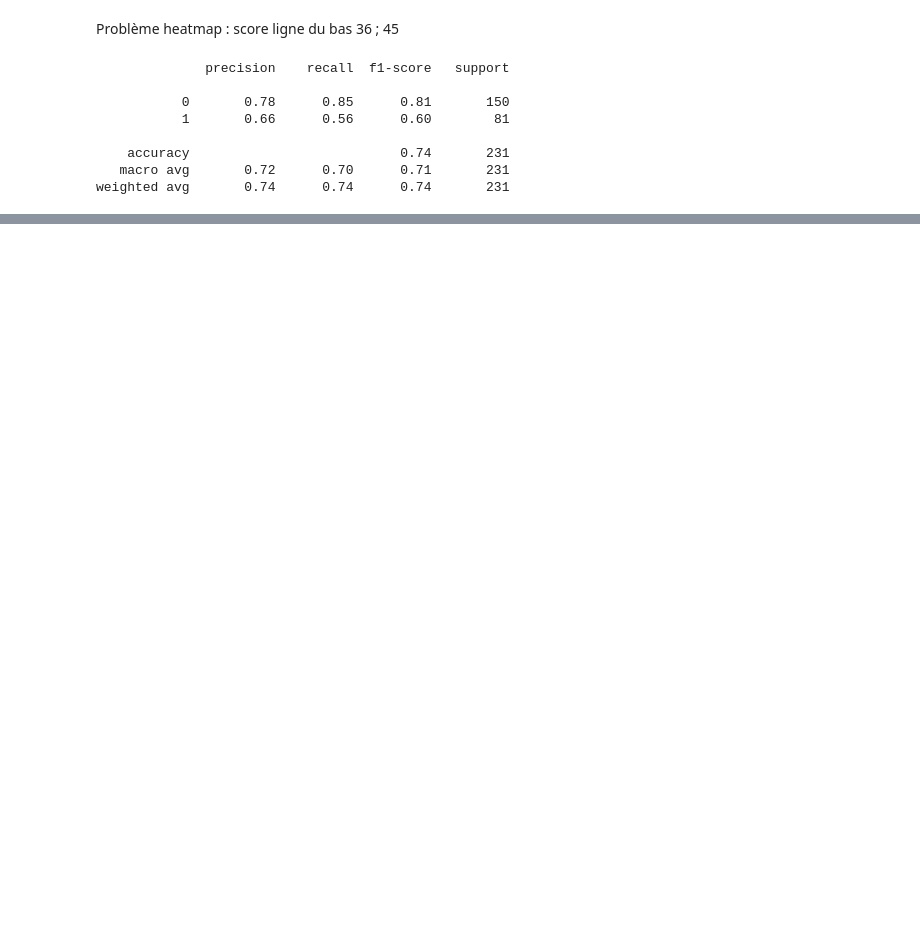
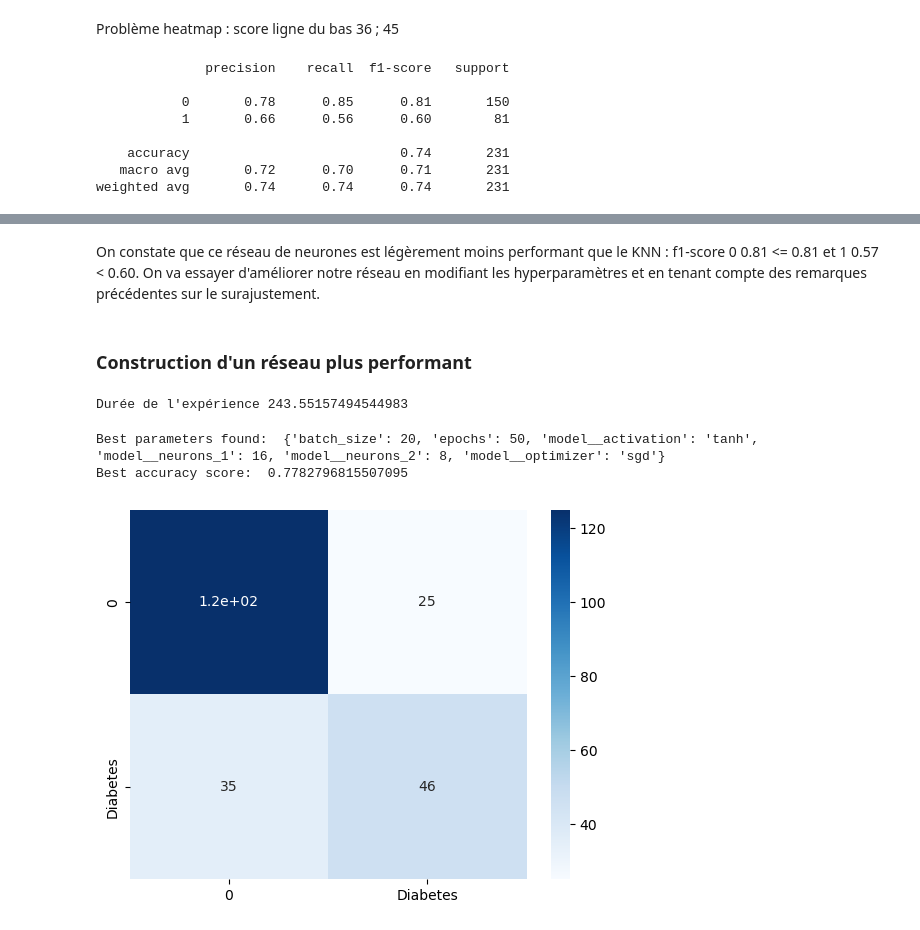
Before and after one commit to LonchamptM/Candidature_APHP, a Jupyter notebook: main.ipynb, the cells around one changed output, grey strips where cells are left out. Drawn from its saved outputs; the diff is of its cells as text; code cells hidden in the pictures; blank space fills up the shorter version.

```diff
--- a/main.ipynb
+++ b/main.ipynb
@@ -321,0 +418,61 @@ weighted avg       0.74      0.74      0.74       231
+# %% [markdown]
+On constate que ce réseau de neurones est légèrement moins performant que le KNN : f1-score 0 0.81 <= 0.81 et 1 0.57 < 0.60.
+On va essayer d'améliorer notre réseau en modifiant les hyperparamètres et en tenant compte des remarques précédentes sur le surajustement.
+# %% [markdown]
+### Construction d'un réseau plus performant
+# %%
+start_time = time.time()
+
+# Définition de la grille d'hyperparamètres à tester
+params = {
+    'batch_size':[20],
+    'epochs':[20, 50],
+    'model__optimizer': ['adam', 'sgd'],
+    'model__activation': ['relu', 'tanh'],
+    'model__neurons_1': [8, 16],
+    'model__neurons_2': [8, 16]
+}
+
+# Fonction pour créer le modèle
+def MultiLayerPerceptron(optimizer='adam', activation='relu', neurons_1=16, neurons_2=16):
+    model = Sequential()
+    model.add(Input(shape=8))
+    model.add(Dense(neurons_1, activation=activation))
+    model.add(Dense(neurons_2, activation=activation))
+    model.add(Dense(1, activation="sigmoid"))
+    model.compile(optimizer=optimizer, loss='binary_crossentropy', metrics=[tf.keras.metrics.F1Score()])
+    return model
+
+model = KerasClassifier(model=MultiLayerPerceptron, verbose=0)
+
+# Création de l'objet GridSearchCV
+grid = GridSearchCV(estimator=model, param_grid=params, scoring='accuracy', cv=5)
+
+# Recherche des meilleures hyperparamètres
+grid_result = grid.fit(X_train, Y_train)
+
+end_time = time.time()
+
+print("Durée de l'expérience", end_time - start_time)
+# %% [output]
+Durée de l'expérience 243.55157494544983
+# %%
+# Displaying the results
+print("Best parameters found: ", grid_result.best_params_)
+print("Best accuracy score: ", grid_result.best_score_)
+# %% [output]
+Best parameters found:  {'batch_size': 20, 'epochs': 50, 'model__activation': 'tanh', 'model__neurons_1': 16, 'model__neurons_2': 8, 'model__optimizer': 'sgd'}
+Best accuracy score:  0.7782796815507095
+# %%
+# Récupération du meilleur modèle
+best_MLP = grid_result.best_estimator_
+
+# Confusion matrix
+y_pred = best_MLP.predict(x_test)
+cf = confusion_matrix(y_test, y_pred)
+sns.heatmap(cf, annot=True, cmap='Blues',
+            xticklabels=['0', 'Diabetes'],
+            yticklabels=['0', 'Diabetes'])
+plt.show();
+# %% [output]
+[figure, added]
```
Also changed, not shown: parts of 30 cells of this notebook.
